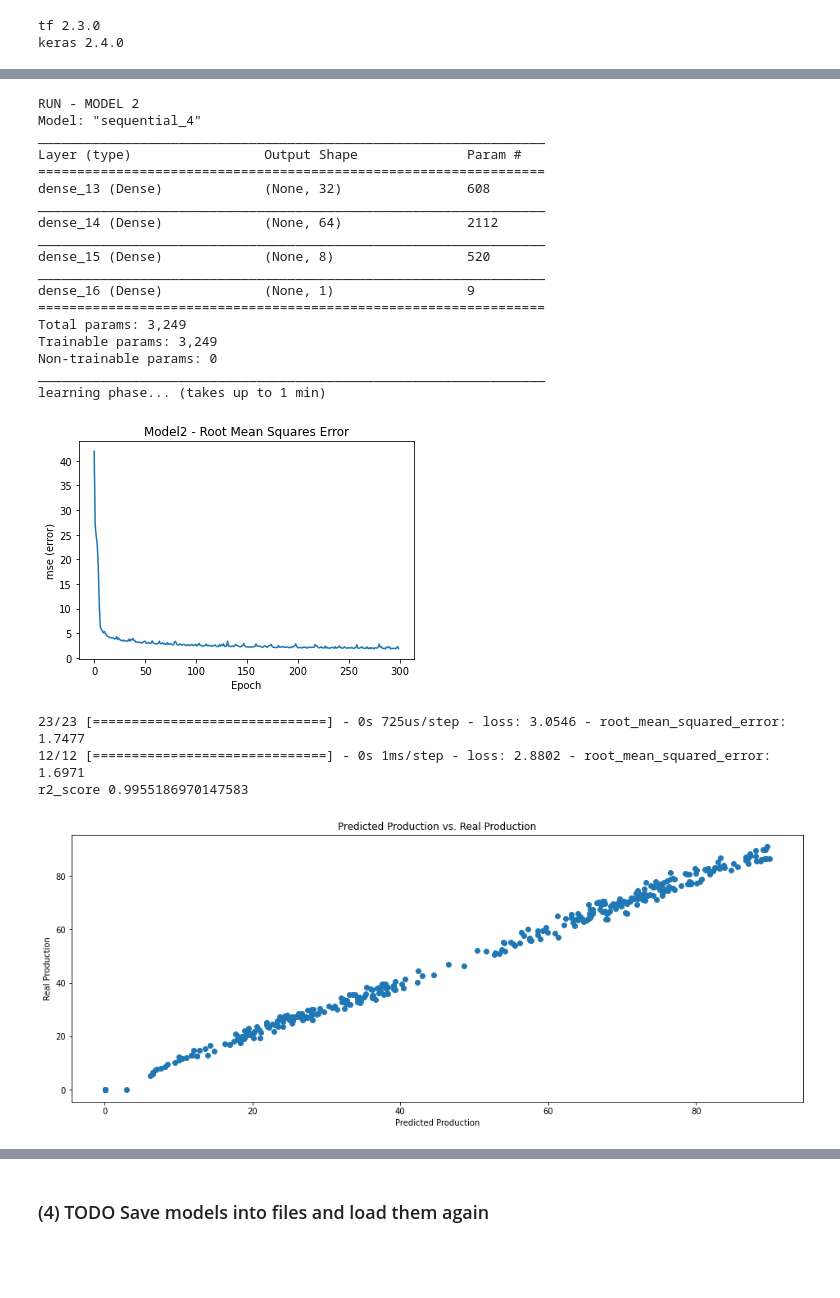
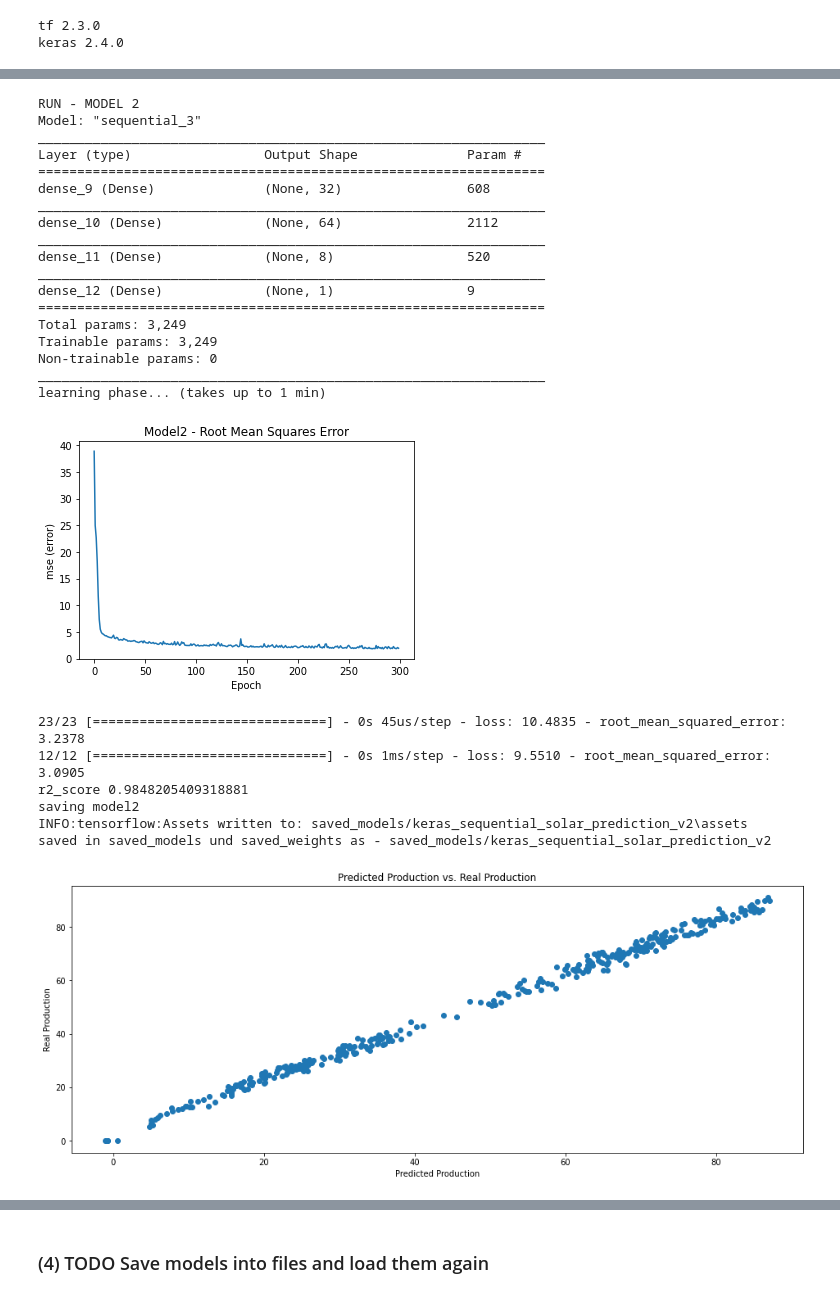
Before and after one commit to the-s-a-m/solarprediction, a Jupyter notebook: SolarAnalysis.ipynb, the cells around one changed output, grey strips where cells are left out. Drawn from its saved outputs; the diff is of its cells as text; code cells hidden in the pictures; blank space fills up the shorter version.

```diff
--- a/SolarAnalysis.ipynb
+++ b/SolarAnalysis.ipynb
@@ -1186,41 +1196,50 @@ y_train_pred_m2 = model2.predict(X_train)
 y_test_pred_m2 = model2.predict(X_test)
 
 from sklearn.metrics import r2_score
 print('r2_score', r2_score(y_test_pred_m2, y_test))
 
+print('saving model2')
+fileNameModel2 = 'saved_models/keras_sequential_solar_prediction_v2'
+tf.saved_model.save(model2, fileNameModel2)
+model1.save_weights('saved_weights/keras_sequential_solar_prediction_v2')
+print('saved in saved_models und saved_weights as - ' + fileNameModel2)
+
 plt.figure(figsize=(16,6))
 plt.scatter(y_test_pred_m2, y_test)
 plt.xlabel('Predicted Production')
 plt.ylabel('Real Production')
 plt.title('Predicted Production vs. Real Production')
 plt.show()
 
 combined = np.array([y_test_pred_m2.transpose()[0], np.array(y_test)]).transpose()
 results = pd.DataFrame(data=combined)
 results.columns = ['Predicted Production', 'Real Production']
 results[10:20]
 # %% [output]
 RUN - MODEL 2
-Model: "sequential_4"
+Model: "sequential_3"
 _________________________________________________________________
 Layer (type)                 Output Shape              Param #
 =================================================================
-dense_13 (Dense)             (None, 32)                608
+dense_9 (Dense)              (None, 32)                608
 _________________________________________________________________
-dense_14 (Dense)             (None, 64)                2112
+dense_10 (Dense)             (None, 64)                2112
 _________________________________________________________________
-dense_15 (Dense)             (None, 8)                 520
+dense_11 (Dense)             (None, 8)                 520
 _________________________________________________________________
-dense_16 (Dense)             (None, 1)                 9
+dense_12 (Dense)             (None, 1)                 9
 =================================================================
 Total params: 3,249
 Trainable params: 3,249
 Non-trainable params: 0
 _________________________________________________________________
 learning phase... (takes up to 1 min)
-[figure, old version]
+[figure, new version]
-23/23 [==============================] - 0s 725us/step - loss: 3.0546 - root_mean_squared_error: 1.7477
-12/12 [==============================] - 0s 1ms/step - loss: 2.8802 - root_mean_squared_error: 1.6971
-r2_score 0.9955186970147583
+23/23 [==============================] - 0s 45us/step - loss: 10.4835 - root_mean_squared_error: 3.2378
+12/12 [==============================] - 0s 1ms/step - loss: 9.5510 - root_mean_squared_error: 3.0905
+r2_score 0.9848205409318881
+saving model2
+INFO:tensorflow:Assets written to: saved_models/keras_sequential_solar_prediction_v2\assets
+saved in saved_models und saved_weights as - saved_models/keras_sequential_solar_prediction_v2
-[figure, old version]
+[figure, new version]
 |  | Predicted Production | Real Production |
```
Also changed, not shown: parts of 3 cells of this notebook, 12 other files.
